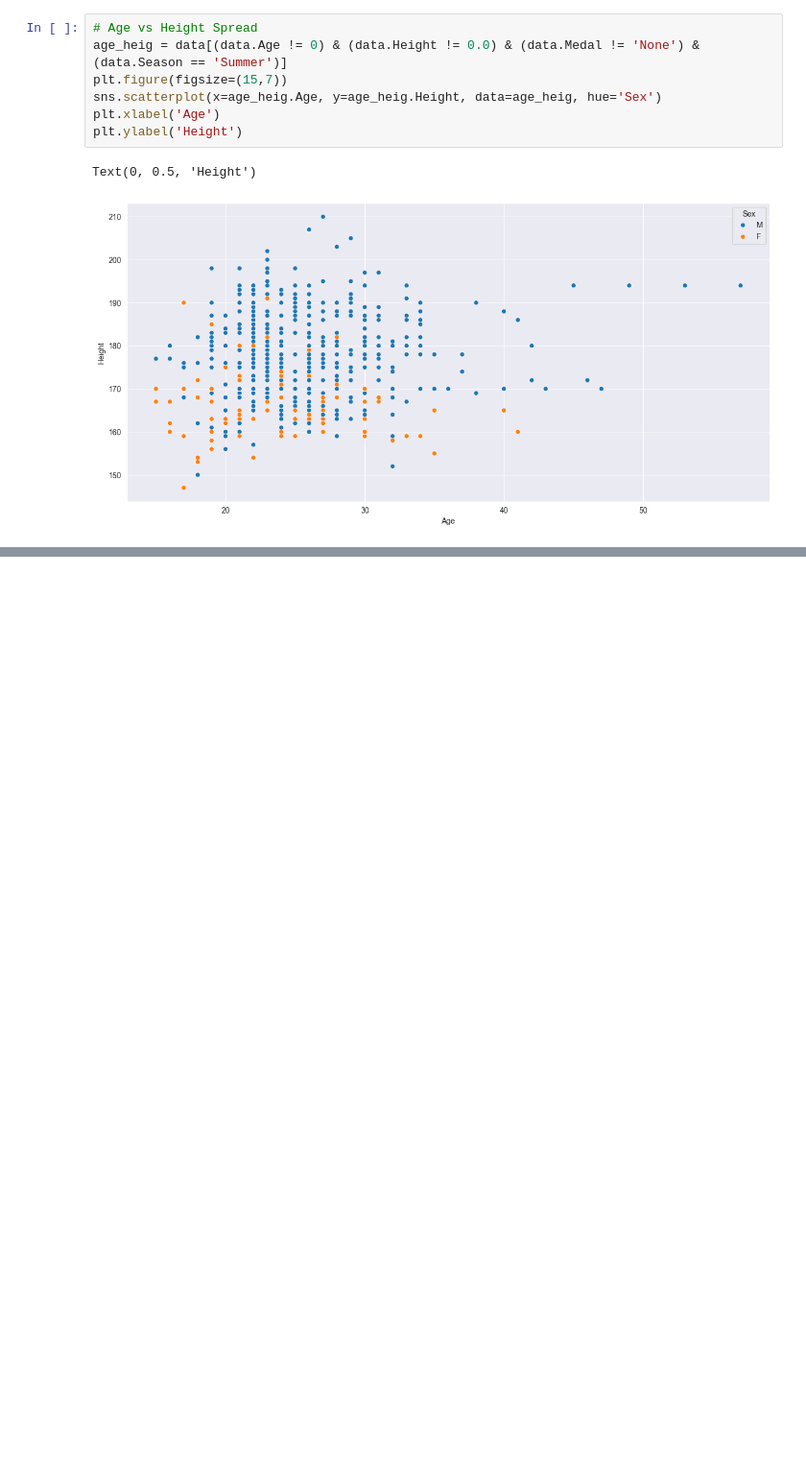
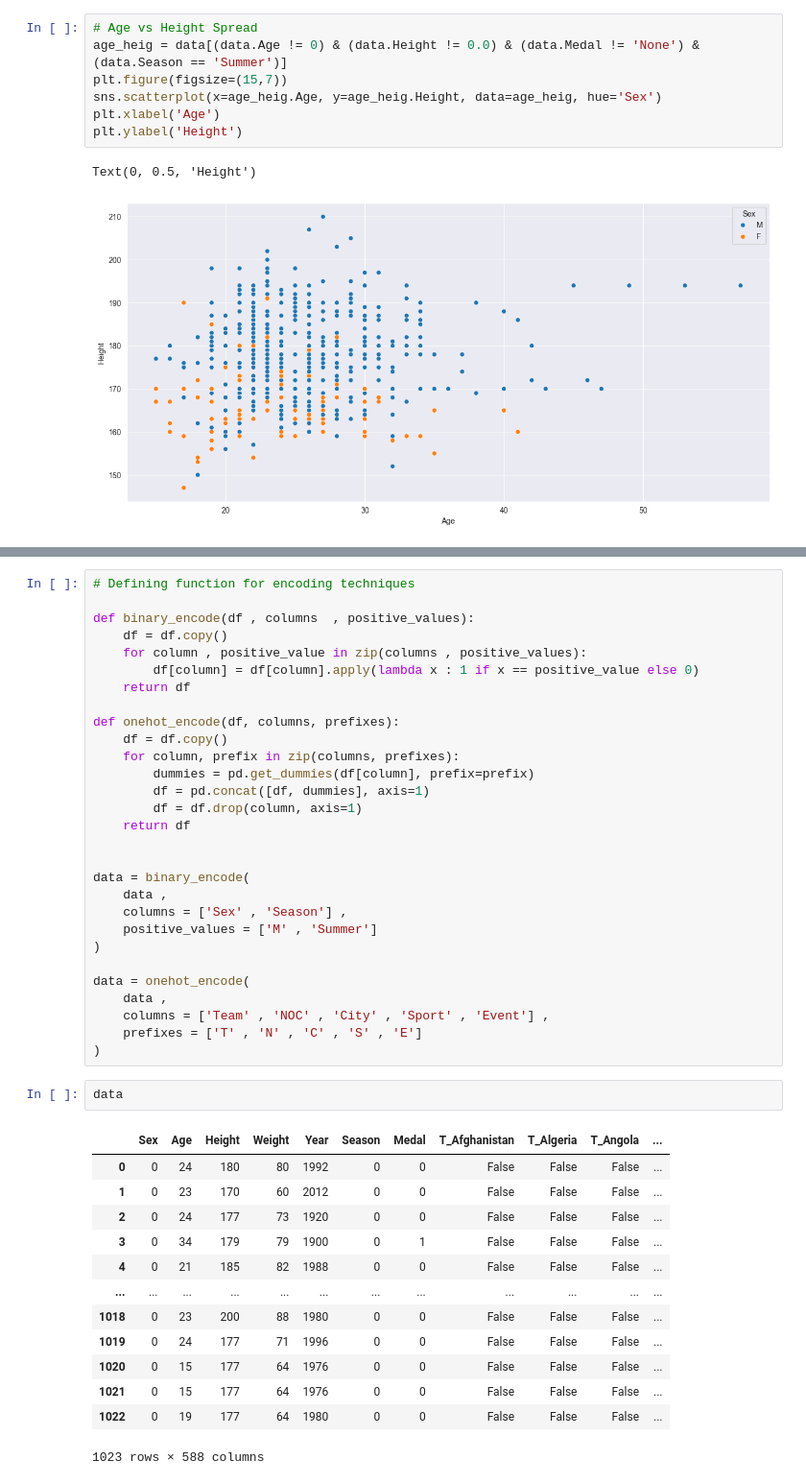
Before and after one commit to AyonChatterjee/ML-Projects-, a Jupyter notebook: OlympicMedalPrediction/OlympicsPredictions.ipynb, the cells around one changed output, grey strips where cells are left out. Shown at 96% size. Saved outputs shown, nothing was run; the diff lists cells and outputs as text; blank space fills up the shorter version.

```diff
--- a/OlympicMedalPrediction/OlympicsPredictions.ipynb
+++ b/OlympicMedalPrediction/OlympicsPredictions.ipynb
@@ -246,0 +347,45 @@ Text(0, 0.5, 'Height')
+# %%
+# Defining function for encoding techniques
+
+def binary_encode(df , columns  , positive_values):
+    df = df.copy()
+    for column , positive_value in zip(columns , positive_values):
+        df[column] = df[column].apply(lambda x : 1 if x == positive_value else 0)
+    return df
+
+def onehot_encode(df, columns, prefixes):
+    df = df.copy()
+    for column, prefix in zip(columns, prefixes):
+        dummies = pd.get_dummies(df[column], prefix=prefix)
+        df = pd.concat([df, dummies], axis=1)
+        df = df.drop(column, axis=1)
+    return df
+
+
+data = binary_encode(
+    data ,
+    columns = ['Sex' , 'Season'] ,
+    positive_values = ['M' , 'Summer']
+)
+
+data = onehot_encode(
+    data ,
+    columns = ['Team' , 'NOC' , 'City' , 'Sport' , 'Event'] ,
+    prefixes = ['T' , 'N' , 'C' , 'S' , 'E']
+)
+# %%
+data
+# %% [output]
+|  | Sex | Age | Height | Weight | Year | Season | Medal | T_Afghanistan | T_Algeria | T_Angola | ... |
+| 0 | 0 | 24 | 180 | 80 | 1992 | 0 | 0 | False | False | False | ... |
+| 1 | 0 | 23 | 170 | 60 | 2012 | 0 | 0 | False | False | False | ... |
+| 2 | 0 | 24 | 177 | 73 | 1920 | 0 | 0 | False | False | False | ... |
+| 3 | 0 | 34 | 179 | 79 | 1900 | 0 | 1 | False | False | False | ... |
+| 4 | 0 | 21 | 185 | 82 | 1988 | 0 | 0 | False | False | False | ... |
+| ... | ... | ... | ... | ... | ... | ... | ... | ... | ... | ... | ... |
+| 1018 | 0 | 23 | 200 | 88 | 1980 | 0 | 0 | False | False | False | ... |
+| 1019 | 0 | 24 | 177 | 71 | 1996 | 0 | 0 | False | False | False | ... |
+| 1020 | 0 | 15 | 177 | 64 | 1976 | 0 | 0 | False | False | False | ... |
+| 1021 | 0 | 15 | 177 | 64 | 1976 | 0 | 0 | False | False | False | ... |
+| 1022 | 0 | 19 | 177 | 64 | 1980 | 0 | 0 | False | False | False | ... |
+1023 rows × 588 columns
```
Also changed, not shown: parts of 10 cells of this notebook.
